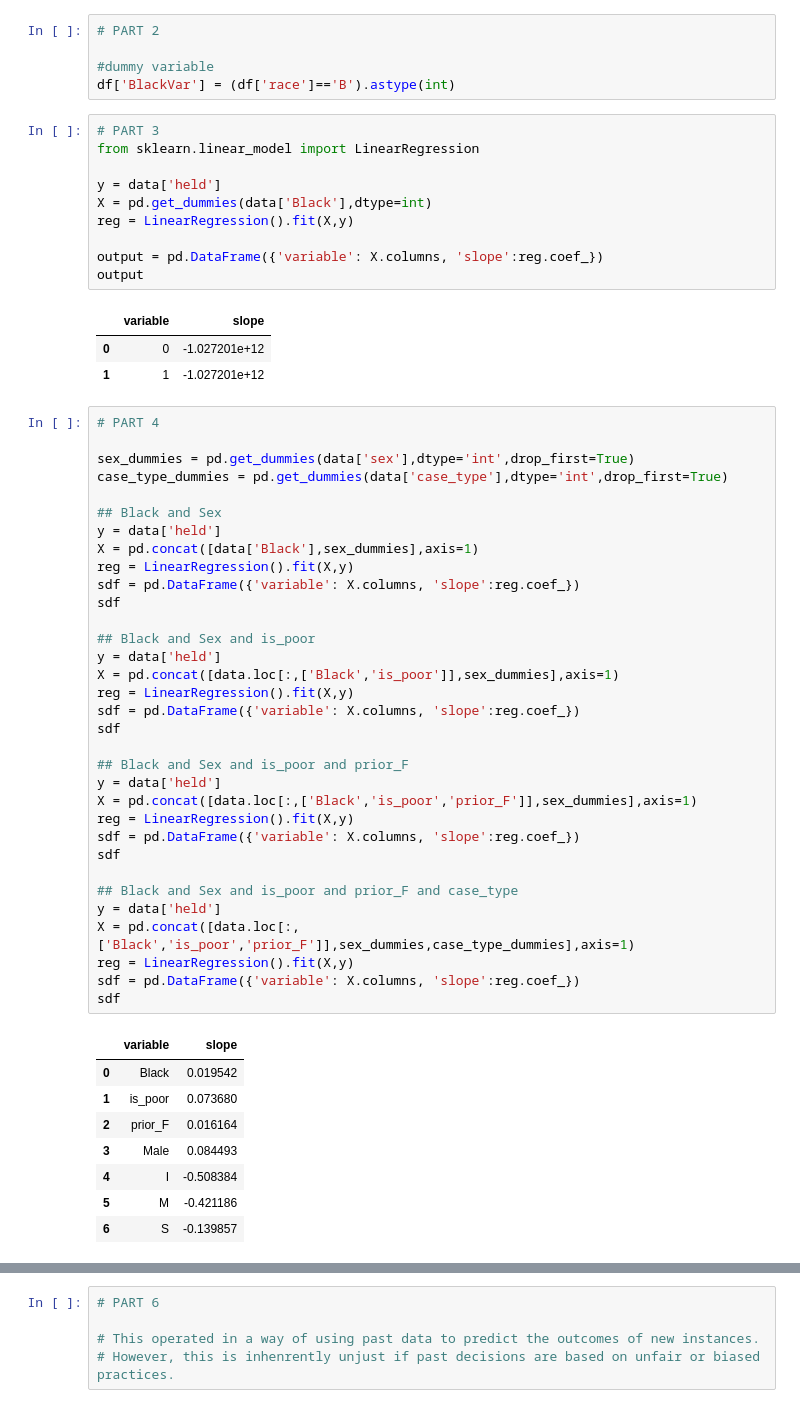
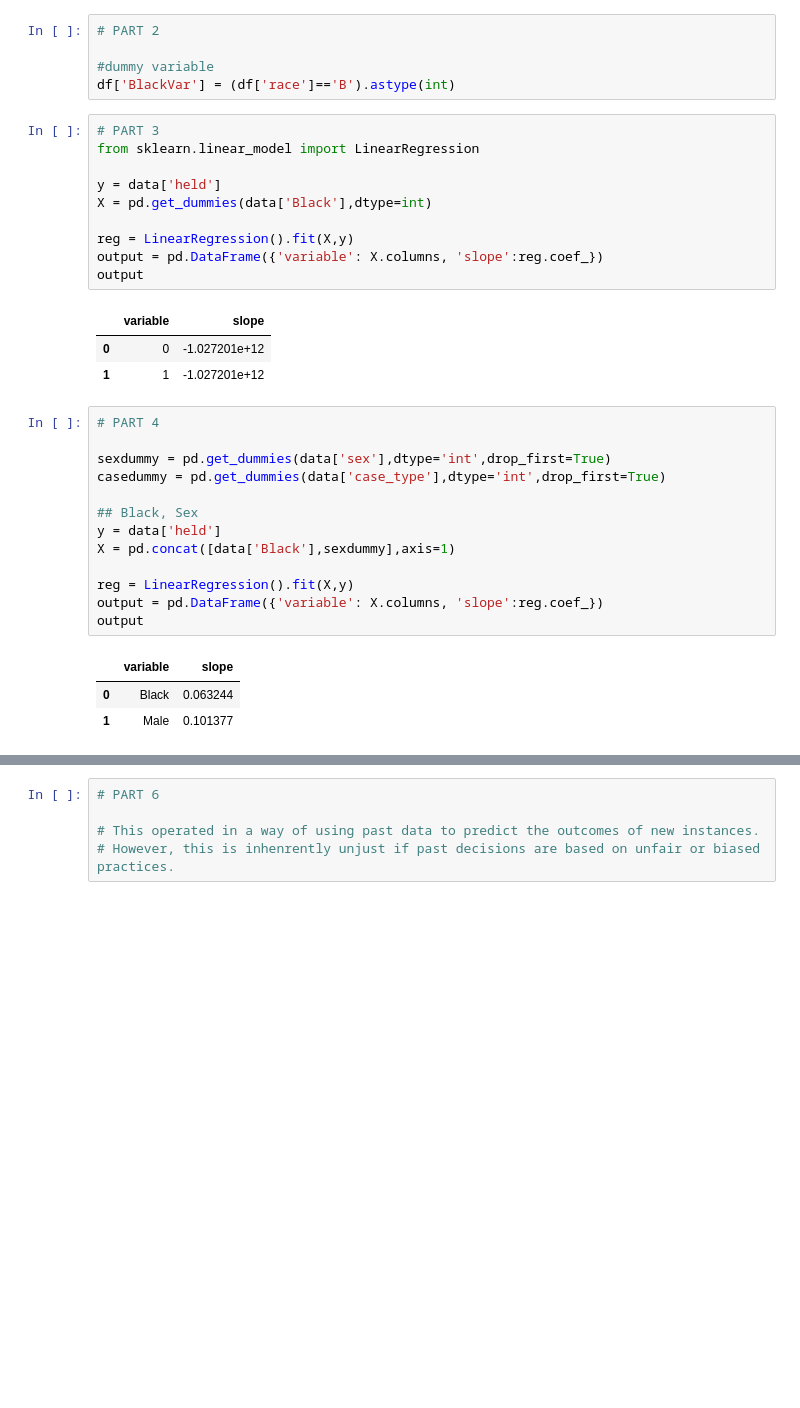
Before and after one commit to annikarichardson2024/LinearRegression, a Jupyter notebook: assignment-4.ipynb, the cells around one changed output, grey strips where cells are left out. Cells and saved outputs as stored; diff of their text form; blank space fills up the shorter version.

```diff
--- a/assignment-4.ipynb
+++ b/assignment-4.ipynb
@@ -242,8 +241,8 @@ from sklearn.linear_model import LinearRegression
 
 y = data['held']
 X = pd.get_dummies(data['Black'],dtype=int)
+
 reg = LinearRegression().fit(X,y)
-
 output = pd.DataFrame({'variable': X.columns, 'slope':reg.coef_})
 output
 # %% [output]
@@ -253,42 +252,17 @@ output
 # %%
 # PART 4
 
-sex_dummies = pd.get_dummies(data['sex'],dtype='int',drop_first=True)
-case_type_dummies = pd.get_dummies(data['case_type'],dtype='int',drop_first=True)
+sexdummy = pd.get_dummies(data['sex'],dtype='int',drop_first=True)
+casedummy = pd.get_dummies(data['case_type'],dtype='int',drop_first=True)
 
-## Black and Sex
+## Black, Sex
 y = data['held']
-X = pd.concat([data['Black'],sex_dummies],axis=1)
+X = pd.concat([data['Black'],sexdummy],axis=1)
+
 reg = LinearRegression().fit(X,y)
-sdf = pd.DataFrame({'variable': X.columns, 'slope':reg.coef_})
-sdf
-
-## Black and Sex and is_poor
-y = data['held']
-X = pd.concat([data.loc[:,['Black','is_poor']],sex_dummies],axis=1)
-reg = LinearRegression().fit(X,y)
-sdf = pd.DataFrame({'variable': X.columns, 'slope':reg.coef_})
-sdf
-
-## Black and Sex and is_poor and prior_F
-y = data['held']
-X = pd.concat([data.loc[:,['Black','is_poor','prior_F']],sex_dummies],axis=1)
-reg = LinearRegression().fit(X,y)
-sdf = pd.DataFrame({'variable': X.columns, 'slope':reg.coef_})
-sdf
-
-## Black and Sex and is_poor and prior_F and case_type
-y = data['held']
-X = pd.concat([data.loc[:,['Black','is_poor','prior_F']],sex_dummies,case_type_dummies],axis=1)
-reg = LinearRegression().fit(X,y)
-sdf = pd.DataFrame({'variable': X.columns, 'slope':reg.coef_})
-sdf
+output = pd.DataFrame({'variable': X.columns, 'slope':reg.coef_})
+output
 # %% [output]
 |  | variable | slope |
-| 0 | Black | 0.019542 |
-| 1 | is_poor | 0.073680 |
-| 2 | prior_F | 0.016164 |
-| 3 | Male | 0.084493 |
-| 4 | I | -0.508384 |
-| 5 | M | -0.421186 |
-| 6 | S | -0.139857 |
+| 0 | Black | 0.063244 |
+| 1 | Male | 0.101377 |
```
Also changed, not shown: parts of 7 cells of this notebook.
